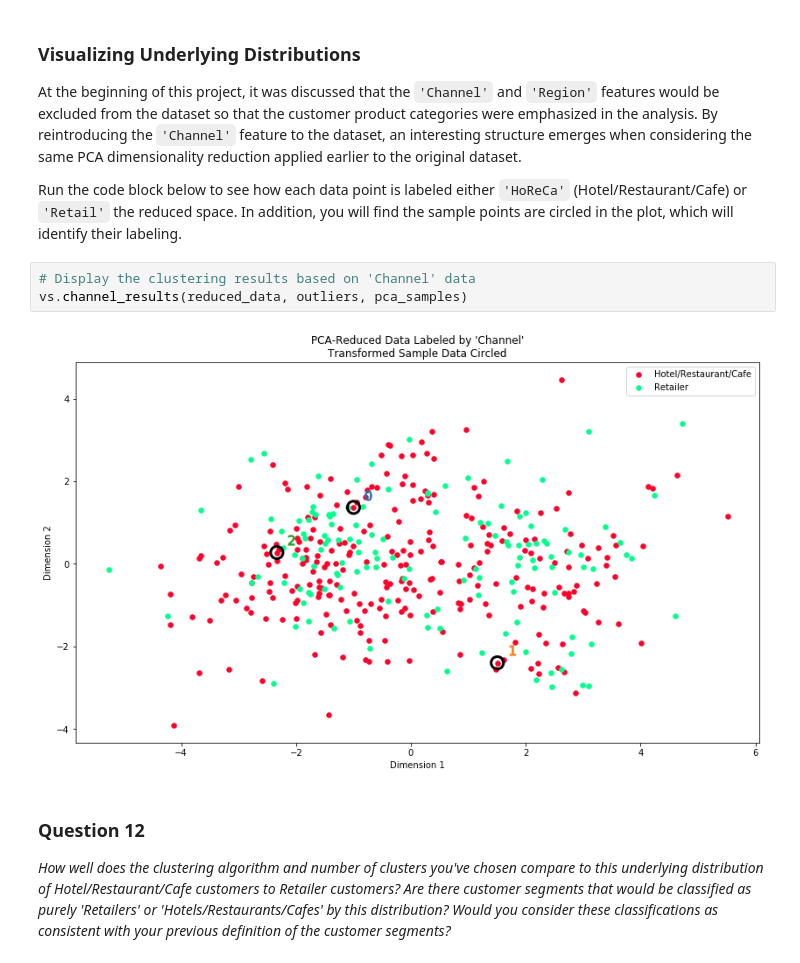
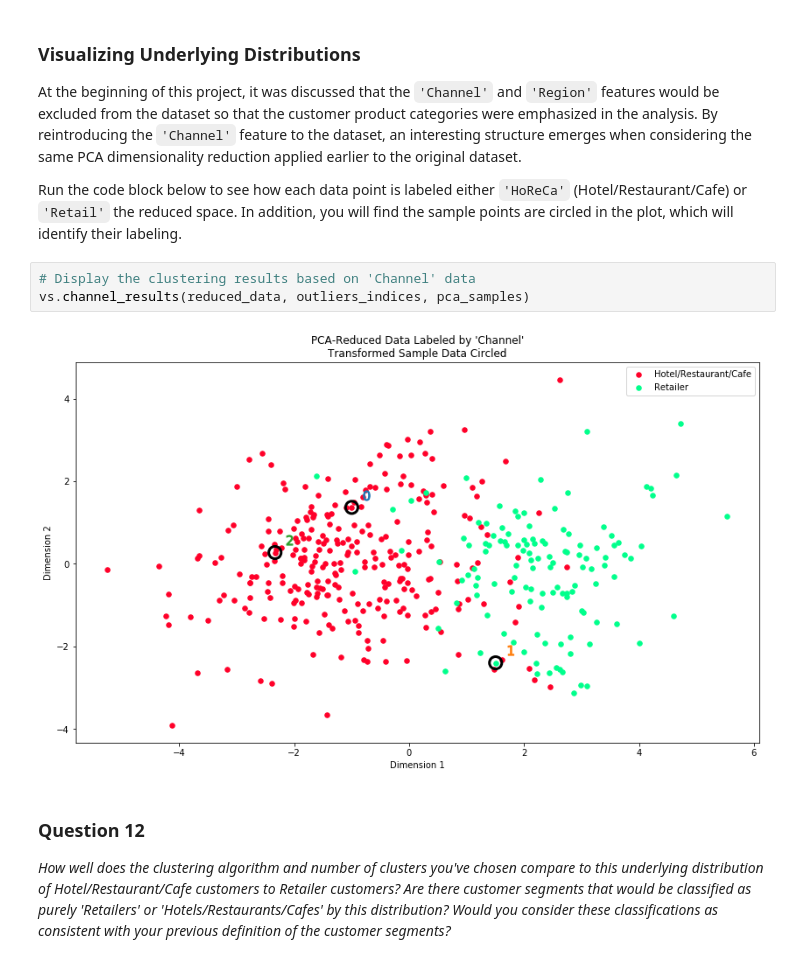
Before and after one commit to houjieth/machine-learning, a Jupyter notebook: projects/customer_segments/customer_segments.ipynb, the cells around one changed output. Drawn from its saved outputs; the diff is of its cells as text.

```diff
--- a/projects/customer_segments/customer_segments.ipynb
+++ b/projects/customer_segments/customer_segments.ipynb
@@ -529,9 +594,9 @@ At the beginning of this project, it was discussed that the `'Channel'` and `'Re
 Run the code block below to see how each data point is labeled either `'HoReCa'` (Hotel/Restaurant/Cafe) or `'Retail'` the reduced space. In addition, you will find the sample points are circled in the plot, which will identify their labeling.
 # %%
 # Display the clustering results based on 'Channel' data
-vs.channel_results(reduced_data, outliers, pca_samples)
+vs.channel_results(reduced_data, outliers_indices, pca_samples)
 # %% [output]
-[figure, old version]
+[figure, new version]
 # %% [markdown]
 ### Question 12
 *How well does the clustering algorithm and number of clusters you've chosen compare to this underlying distribution of Hotel/Restaurant/Cafe customers to Retailer customers? Are there customer segments that would be classified as purely 'Retailers' or 'Hotels/Restaurants/Cafes' by this distribution? Would you consider these classifications as consistent with your previous definition of the customer segments?*
```
Also changed, not shown: parts of 23 cells of this notebook, 1 other file.
